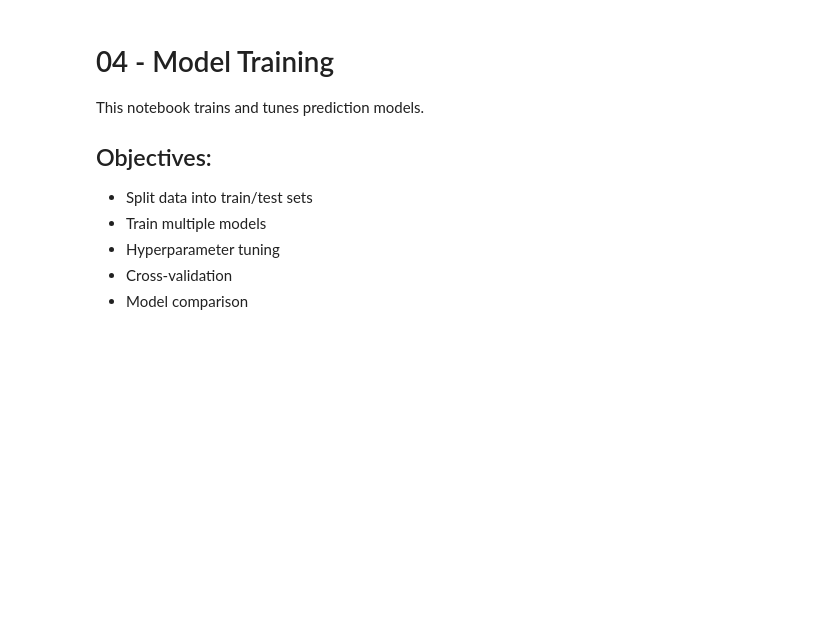
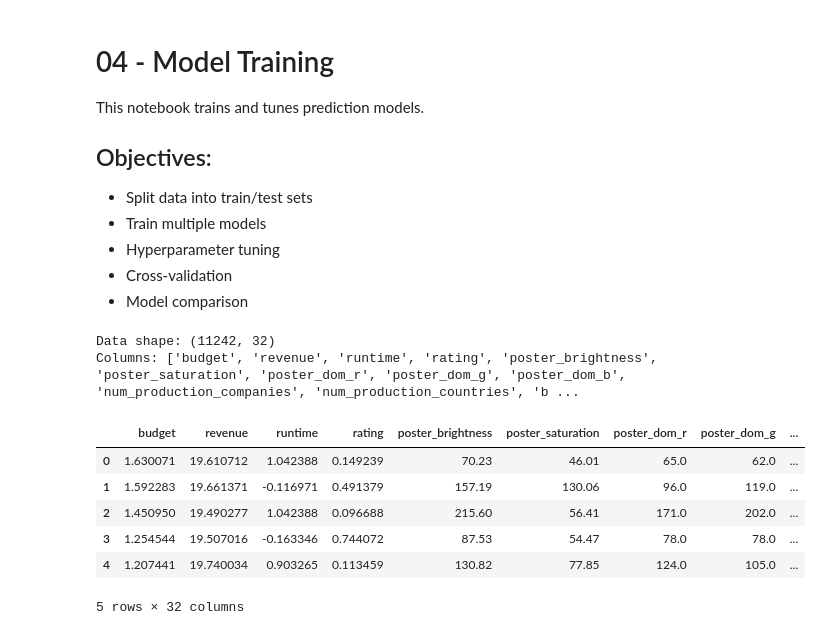
Before and after one commit to TThanhc/movie-revenue-predictor, a Jupyter notebook: notebooks/04_model_training.ipynb, the cells around one changed output. Cells and saved outputs as stored; diff of their text form; code cells hidden in the pictures; blank space fills up the shorter version.

```diff
--- a/notebooks/04_model_training.ipynb
+++ b/notebooks/04_model_training.ipynb
@@ -12,11 +12,30 @@ This notebook trains and tunes prediction models.
 # %%
 import pandas as pd
 import numpy as np
-from sklearn.model_selection import train_test_split, GridSearchCV, cross_val_score
+import matplotlib.pyplot as plt
+import seaborn as sns
+from sklearn.model_selection import train_test_split, cross_val_score, GridSearchCV
 from sklearn.ensemble import RandomForestRegressor, GradientBoostingRegressor
-from sklearn.linear_model import LinearRegression
+from sklearn.linear_model import LinearRegression, Ridge, Lasso, ElasticNet
+from sklearn.metrics import mean_squared_error, mean_absolute_error, r2_score
+from xgboost import XGBRegressor
+from lightgbm import LGBMRegressor
 import joblib
+import warnings
+warnings.filterwarnings('ignore')
 
 # Load engineered features
-df = pd.read_csv('../data/processed/movies_engineered.csv')
+df = pd.read_csv('../data/processed/movies_featured.csv')
 print(f"Data shape: {df.shape}")
+print(f"Columns: {list(df.columns)}")
+df.head()
+# %% [output]
+Data shape: (11242, 32)
+Columns: ['budget', 'revenue', 'runtime', 'rating', 'poster_brightness', 'poster_saturation', 'poster_dom_r', 'poster_dom_g', 'poster_dom_b', 'num_production_companies', 'num_production_countries', 'b ...
+|  | budget | revenue | runtime | rating | poster_brightness | poster_saturation | poster_dom_r | poster_dom_g | ... |
+| 0 | 1.630071 | 19.610712 | 1.042388 | 0.149239 | 70.23 | 46.01 | 65.0 | 62.0 | ... |
+| 1 | 1.592283 | 19.661371 | -0.116971 | 0.491379 | 157.19 | 130.06 | 96.0 | 119.0 | ... |
+| 2 | 1.450950 | 19.490277 | 1.042388 | 0.096688 | 215.60 | 56.41 | 171.0 | 202.0 | ... |
+| 3 | 1.254544 | 19.507016 | -0.163346 | 0.744072 | 87.53 | 54.47 | 78.0 | 78.0 | ... |
+| 4 | 1.207441 | 19.740034 | 0.903265 | 0.113459 | 130.82 | 77.85 | 124.0 | 105.0 | ... |
+5 rows × 32 columns
```
Also changed, not shown: parts of 13 cells of this notebook.
